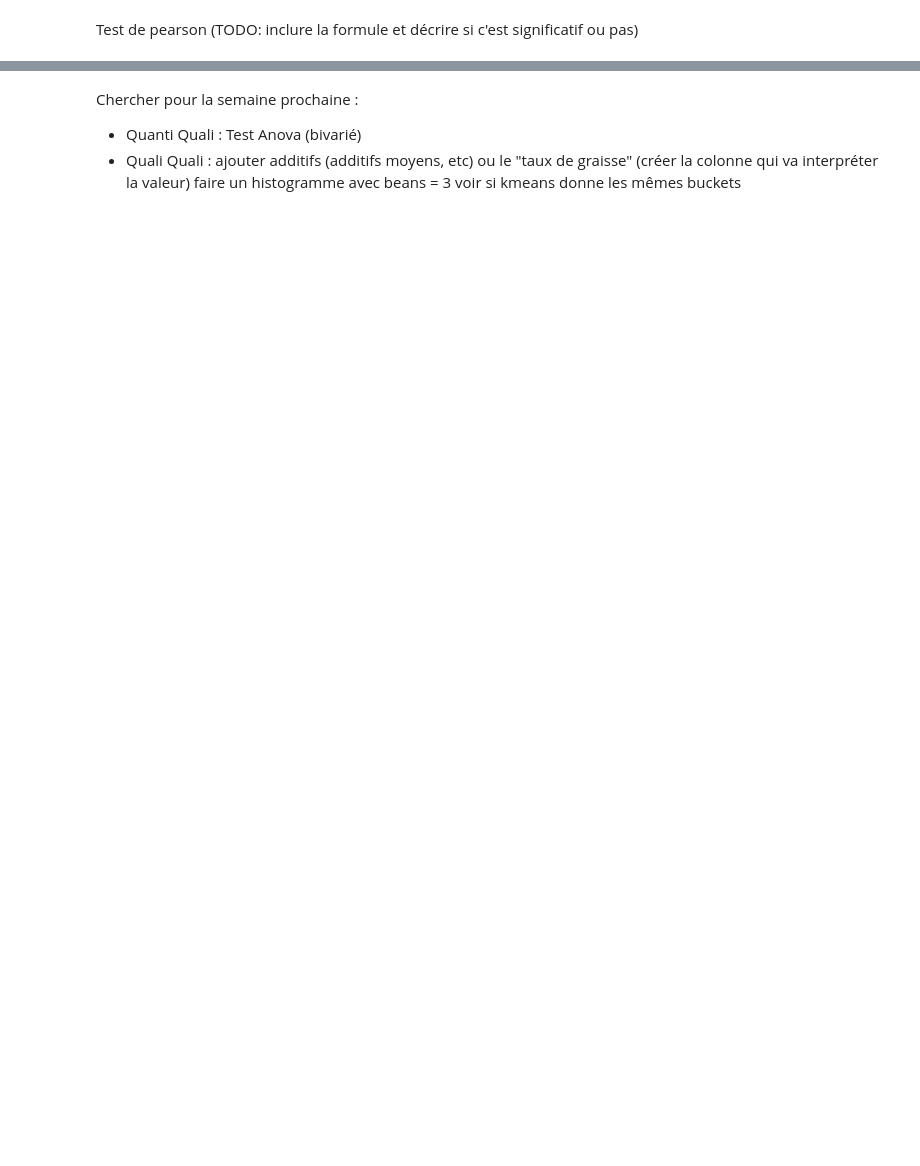
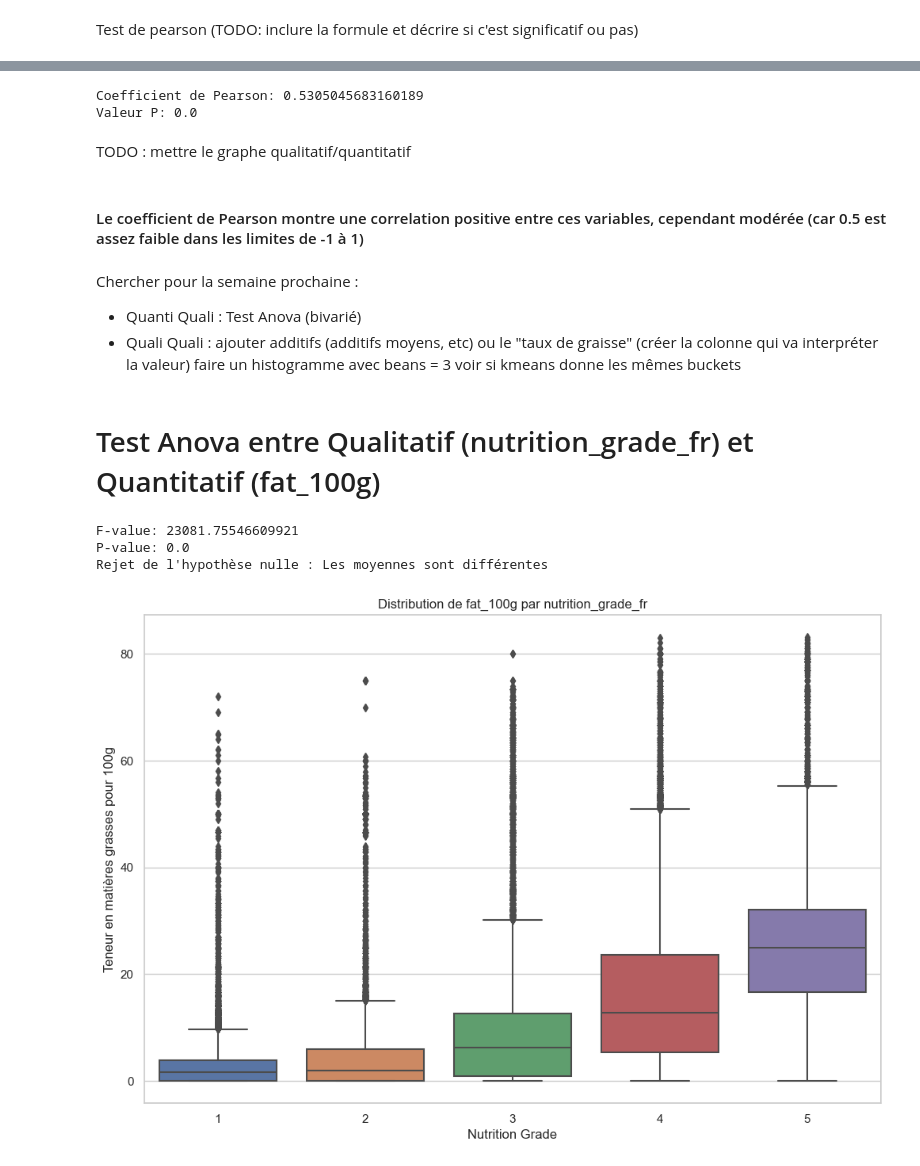
Before and after one commit to CharbonneauJean/OC-Projet2, a Jupyter notebook: oc-p2.ipynb, the cells around one changed output, grey strips where cells are left out. Drawn from its saved outputs; the diff is of its cells as text; code cells hidden in the pictures; blank space fills up the shorter version.

```diff
--- a/oc-p2.ipynb
+++ b/oc-p2.ipynb
@@ -510,3 +532,24 @@ Pearsons correlation: 0.717
+# %%
+# Importation des bibliothèques nécessaires
+import pandas as pd
+import scipy.stats as stats
+
+# Convertir la variable qualitative 'nutrition_grade_fr' en numérique pour effectuer le test de Pearson
+df_without_name['nutrition_grade_fr_numeric'] = df_without_name['nutrition_grade_fr'].astype('category').cat.codes
+
+# Effectuer le test de Pearson avec la méthode pearsonr de scipy.stats
+r, p_value = stats.pearsonr(df_without_name['fat_100g'], df_without_name['nutrition_grade_fr_numeric'])
+
+# Afficher les résultats
+print(f"Coefficient de Pearson: {r}")
+print(f"Valeur P: {p_value}")
+# %% [output]
+Coefficient de Pearson: 0.5305045683160189
+Valeur P: 0.0
+# %% [markdown]
+TODO : mettre le graphe qualitatif/quantitatif
+# %% [markdown]
+#### Le coefficient de Pearson montre une correlation positive entre ces variables, cependant modérée (car 0.5 est assez faible dans les limites de -1 à 1)
 # %% [markdown]
 Chercher pour la semaine prochaine :
 
@@ -514,3 +557,44 @@ Chercher pour la semaine prochaine :
 - Quali Quali : ajouter additifs (additifs moyens, etc) ou le "taux de graisse" (créer la colonne qui va interpréter la valeur)
 faire un histogramme avec beans = 3
 voir si kmeans donne les mêmes buckets
+# %% [markdown]
+# Test Anova entre Qualitatif (nutrition_grade_fr) et Quantitatif (fat_100g)
+# %%
+# Importation des bibliothèques nécessaires
+import pandas as pd
+import scipy.stats as stats
+import seaborn as sns
+import matplotlib.pyplot as plt
+
+# Assumons que df_without_name est votre DataFrame
+
+# Effectuer un test ANOVA à un facteur avec la méthode f_oneway de scipy.stats
+fvalue, pvalue = stats.f_oneway(*(df_without_name['fat_100g'][df_without_name['nutrition_grade_fr'] == grade] for grade in df_without_name['nutrition_grade_fr'].unique()))
+
+# Afficher les résultats du test ANOVA
+print(f"F-value: {fvalue}")
+print(f"P-value: {pvalue}")
+
+# Vérifier si la p-value est inférieure à 0.05
+if pvalue < 0.05:
+    print("Rejet de l'hypothèse nulle : Les moyennes sont différentes")
+else:
+    print("On ne peut pas rejeter l'hypothèse nulle : Les moyennes sont similaires")
+
+# Création du graphique avec Seaborn
+sns.set(style="whitegrid")
+plt.figure(figsize=(12, 8))
+
+sns.boxplot(x='nutrition_grade_fr', y='fat_100g', data=df_without_name)
+
+plt.title('Distribution de fat_100g par nutrition_grade_fr')
+plt.xlabel('Nutrition Grade')
+plt.ylabel('Teneur en matières grasses pour 100g')
+
+# Afficher le graphique
+plt.show()
+# %% [output]
+F-value: 23081.75546609921
+P-value: 0.0
+Rejet de l'hypothèse nulle : Les moyennes sont différentes
+[figure, added]
```
Also changed, not shown: parts of 25 cells of this notebook.
